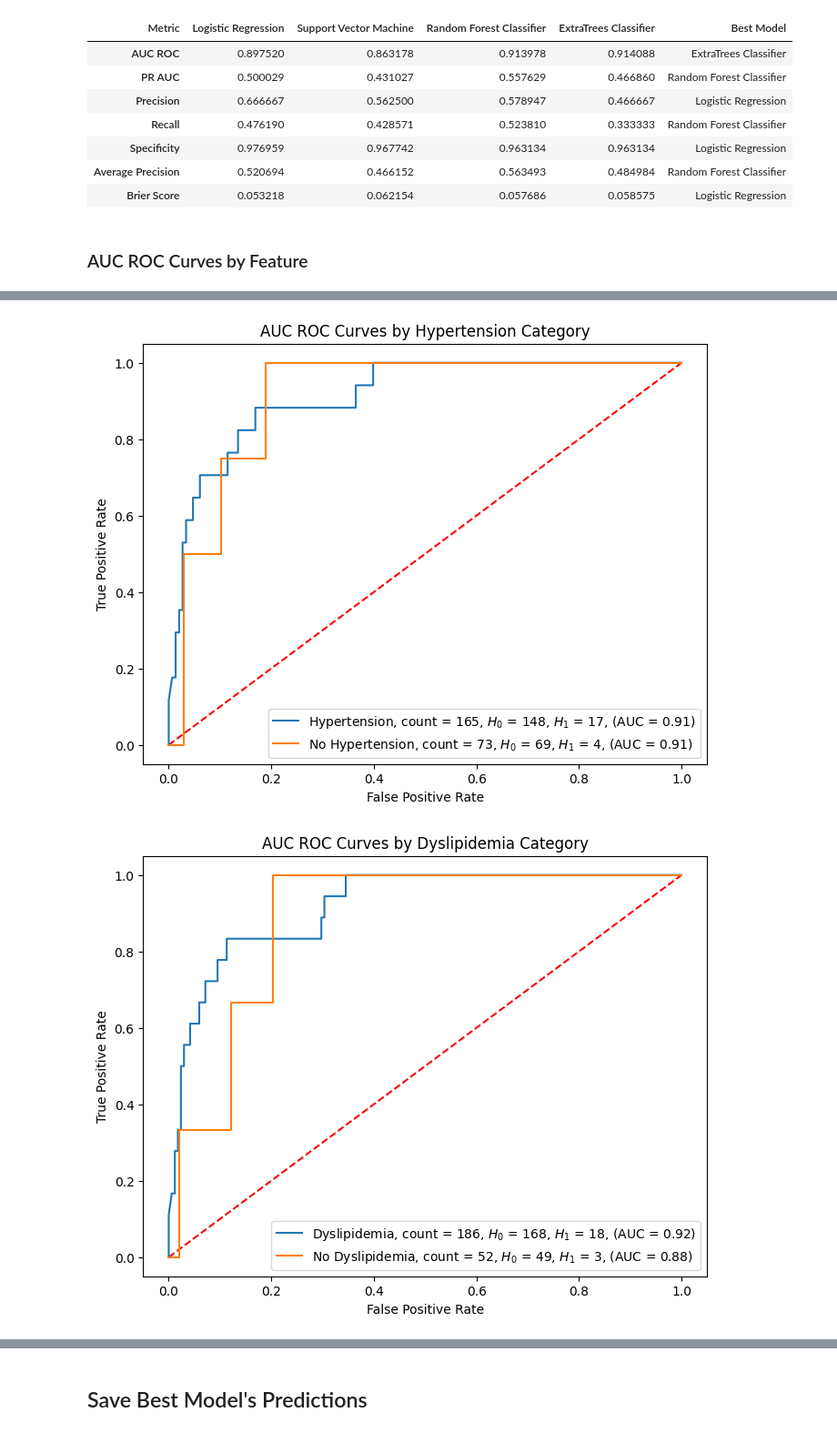
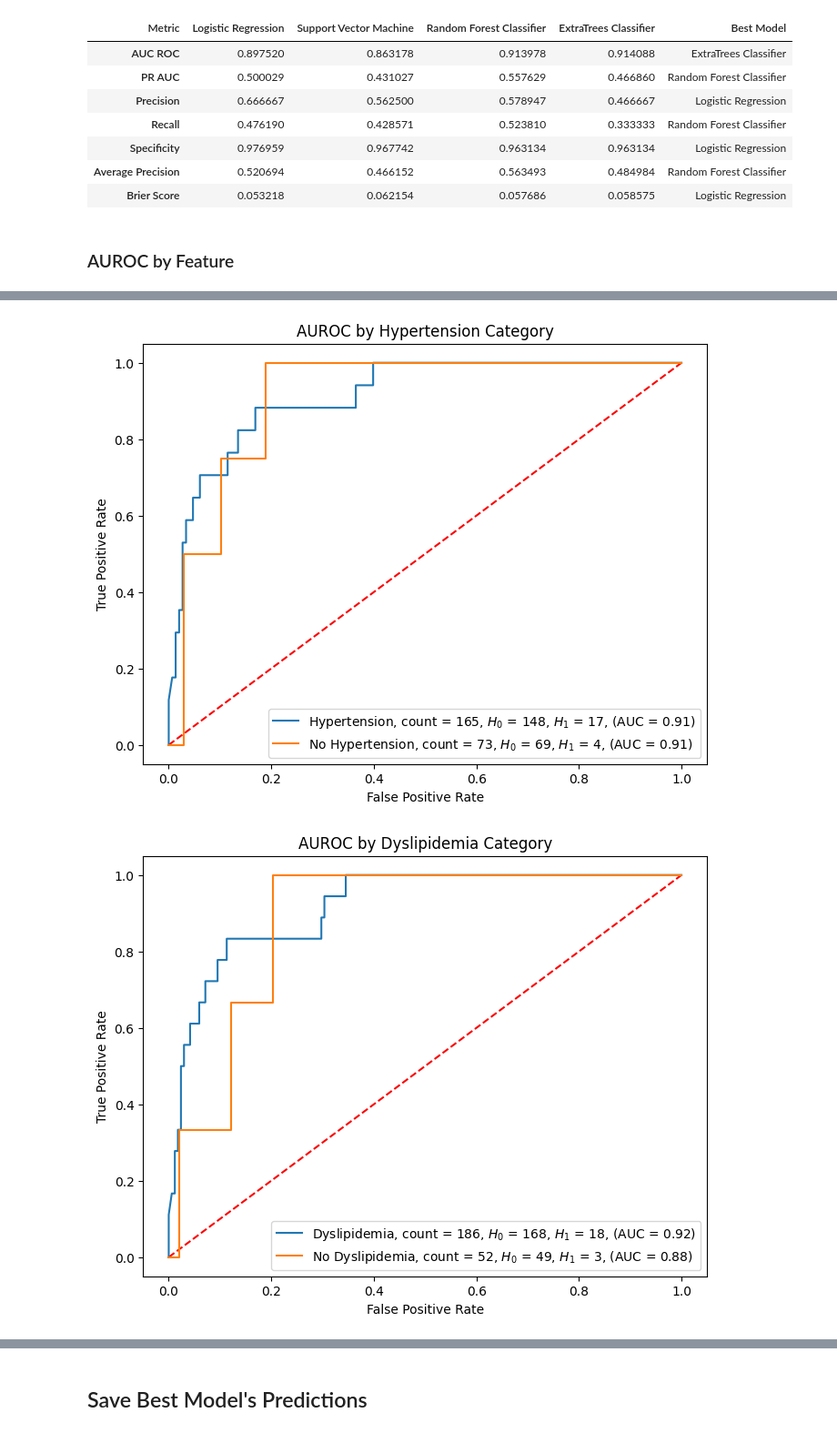
Before and after one commit to lshpaner/ckd_uae, a Jupyter notebook: CKD_UAE_Full_Notebook.ipynb, the cells around one changed output, grey strips where cells are left out. Shown at 91% size. Saved outputs shown, nothing was run; the diff lists cells and outputs as text; code cells hidden in the pictures.

Commit message:
changed AUC ROC Curve nomenclature to AUROC Curve

```diff
--- a/CKD_UAE_Full_Notebook.ipynb
+++ b/CKD_UAE_Full_Notebook.ipynb
@@ -970,7 +970,7 @@ metrics_df
 | Average Precision | 0.520694 | 0.466152 | 0.563493 | 0.484984 | Random Forest Classifier |
 | Brier Score | 0.053218 | 0.062154 | 0.057686 | 0.058575 | Logistic Regression |
 # %% [markdown]
-### AUC ROC Curves by Feature
+### AUROC by Feature
 # %%
 # Dictionary of model predictions
 model_predictions = probas_dict["grid_search_rf_proba"]
@@ -992,7 +992,7 @@ category_label_dict = {
 # Loop over each feature you want to create a ROC plot for
 
 for feature, category_labels in category_label_dict.items():
-    title = f"AUC ROC Curves by {feature.replace('_', ' ').title()} Category"
+    title = f"AUROC by {feature.replace('_', ' ').title()} Category"
     plt.figure(figsize=(8,6))
     plot_roc_curves_by_category(
         X_test=X_test,
@@ -1013,2 +1013,2 @@ for feature, category_labels in category_label_dict.items():
-[figure, old version]
+[figure, new version]
-[figure, old version]
+[figure, new version]
```
Also changed, not shown: parts of 8 cells of this notebook.
